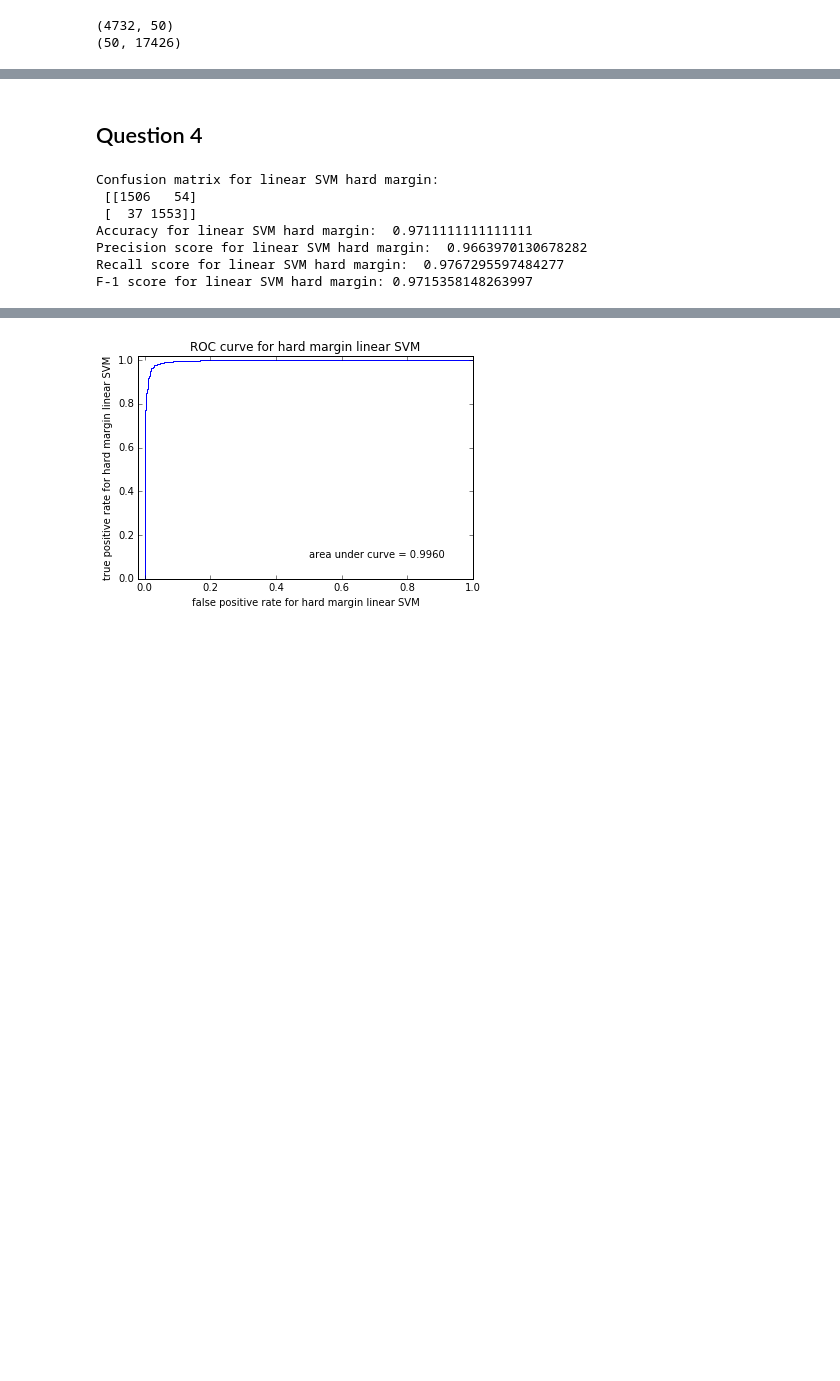
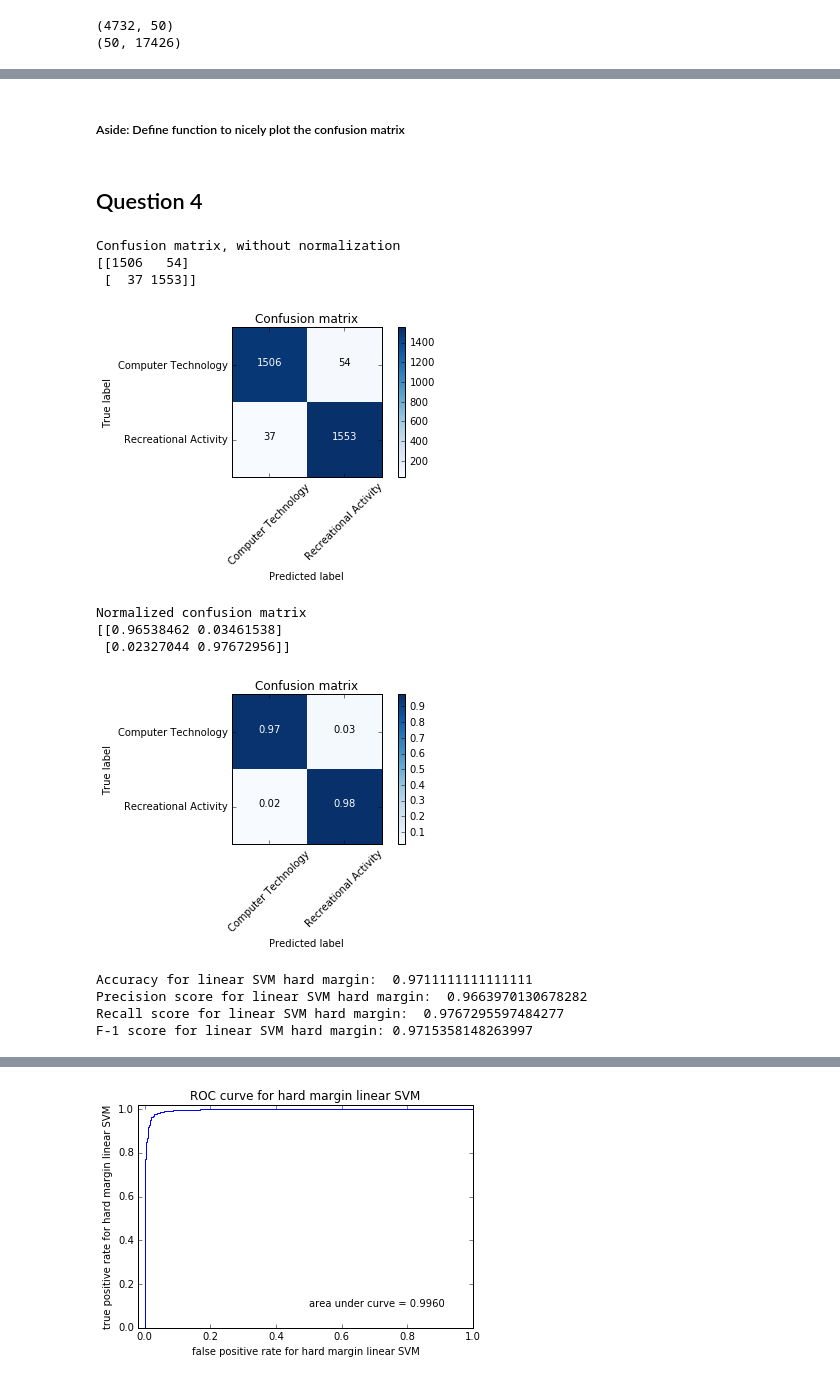
Before and after one commit to 219Winter2019adjz/test, a Jupyter notebook: proj1.ipynb, the cells around one changed output, grey strips where cells are left out. Cells and saved outputs as stored; diff of their text form; code cells hidden in the pictures; blank space fills up the shorter version.

```diff
--- a/proj1.ipynb
+++ b/proj1.ipynb
@@ -409,0 +402,2 @@ LSI:  4119.9699362854835
+# %% [markdown]
+##### Aside: Define function to nicely plot the confusion matrix
@@ -428,37 +460,49 @@ predicted_svc_2 = clf_svc_2.predict(X_lsi_test_reduced)
 # %%
 # Find confusion matrix, accuracy, precision-recall, and F-1 scores for the hard margin
 
 # Confusion matrix
 from sklearn.metrics import confusion_matrix
 
-print('Confusion matrix for linear SVM hard margin: \n', confusion_matrix(twenty_test_binary_labels, predicted_svc_1))
+# print('Confusion matrix for linear SVM hard margin: \n', confusion_matrix(twenty_test_binary_labels, predicted_svc_1))
+
+plt.figure()
+plot_confusion_matrix(confusion_matrix(twenty_test_binary_labels, predicted_svc_1), classes=class_names)
+plt.show()
+plt.figure()
+plot_confusion_matrix(confusion_matrix(twenty_test_binary_labels, predicted_svc_1), classes=class_names, normalize=True)
+plt.show()
 
 # Accuracy
 from sklearn.metrics import accuracy_score
 
 print('Accuracy for linear SVM hard margin: ', accuracy_score(twenty_test_binary_labels, predicted_svc_1))
 
 # Average precision-recall score
 from sklearn.metrics import average_precision_score
 from sklearn.metrics import precision_score
 from sklearn.metrics import recall_score
 
 # print('Average precision-recall score:', average_precision_score(twenty_test.target, predicted))
 print('Precision score for linear SVM hard margin: ', precision_score(twenty_test_binary_labels, predicted_svc_1))
 print('Recall score for linear SVM hard margin: ', recall_score(twenty_test_binary_labels, predicted_svc_1))
 
 # F-1 score
 from sklearn.metrics import f1_score
 
 print('F-1 score for linear SVM hard margin:', f1_score(twenty_test_binary_labels, predicted_svc_1))
 # %% [output]
-Confusion matrix for linear SVM hard margin:
- [[1506   54]
+Confusion matrix, without normalization
+[[1506   54]
  [  37 1553]]
-Accuracy for linear SVM hard margin:  0.9711111111111111
-Precision score for linear SVM hard margin:  0.9663970130678282
-Recall score for linear SVM hard margin:  0.9767295597484277
-F-1 score for linear SVM hard margin: 0.9715358148263997
+[figure, added]
+Normalized confusion matrix
+[[0.96538462 0.03461538]
+ [0.02327044 0.97672956]]
+[figure, added]
+Accuracy for linear SVM hard margin:  0.9711111111111111
+Precision score for linear SVM hard margin:  0.9663970130678282
+Recall score for linear SVM hard margin:  0.9767295597484277
+F-1 score for linear SVM hard margin: 0.9715358148263997
 # %%
 # Find confusion matrix, accuracy, precision-recall, and F-1 scores for the soft margin
 
```
Also changed, not shown: parts of 8 cells of this notebook.
